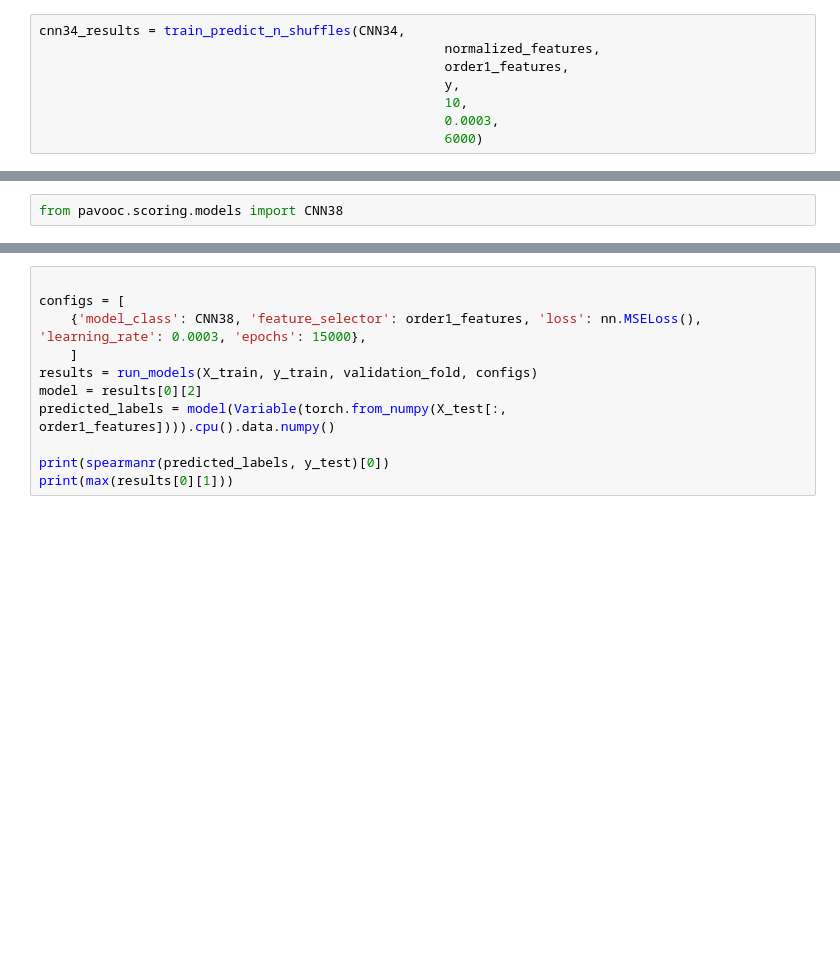
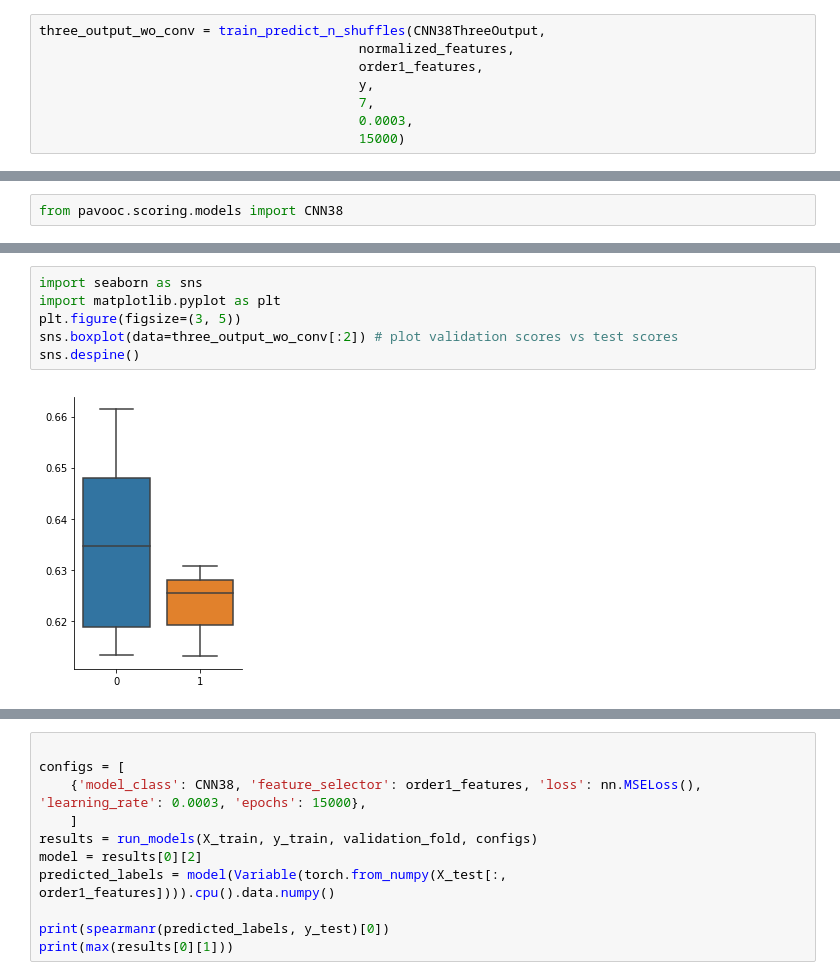
Before and after one commit to moritzschaefer/pavooc, a Jupyter notebook: Main TODO training process needs to go into pipeline!!.ipynb, the cells around one changed output, grey strips where cells are left out. Saved outputs shown, nothing was run; the diff lists cells and outputs as text; blank space fills up the shorter version.

```diff
--- a/Main TODO training process needs to go into pipeline!!.ipynb
+++ b/Main TODO training process needs to go into pipeline!!.ipynb
@@ -86,8 +67,8 @@ from pavooc.scoring.models import CNN34
 # %%
-cnn34_results = train_predict_n_shuffles(CNN34,
-                                                    normalized_features,
-                                                    order1_features,
-                                                    y,
-                                                    10,
-                                                    0.0003,
-                                                    6000)
+three_output_wo_conv = train_predict_n_shuffles(CNN38ThreeOutput,
+                                         normalized_features,
+                                         order1_features,
+                                         y,
+                                         7,
+                                         0.0003,
+                                         15000)
@@ -162,0 +117,8 @@ KeyboardInterrupt:
+# %%
+import seaborn as sns
+import matplotlib.pyplot as plt
+plt.figure(figsize=(3, 5))
+sns.boxplot(data=three_output_wo_conv[:2]) # plot validation scores vs test scores
+sns.despine()
+# %% [output]
+[figure, added]
```
Also changed, not shown: parts of 70 cells of this notebook, 3 other files.
